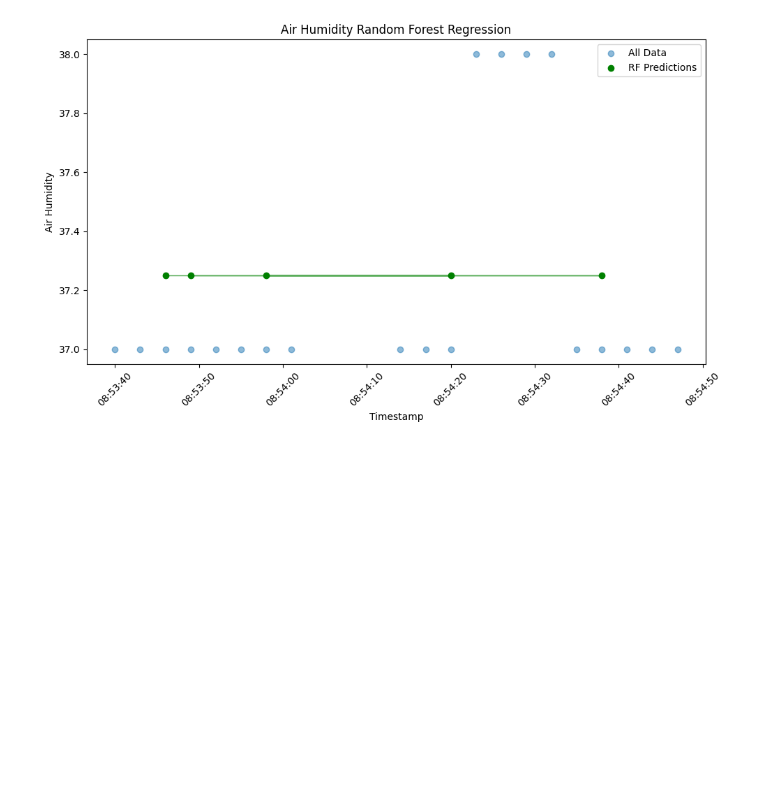
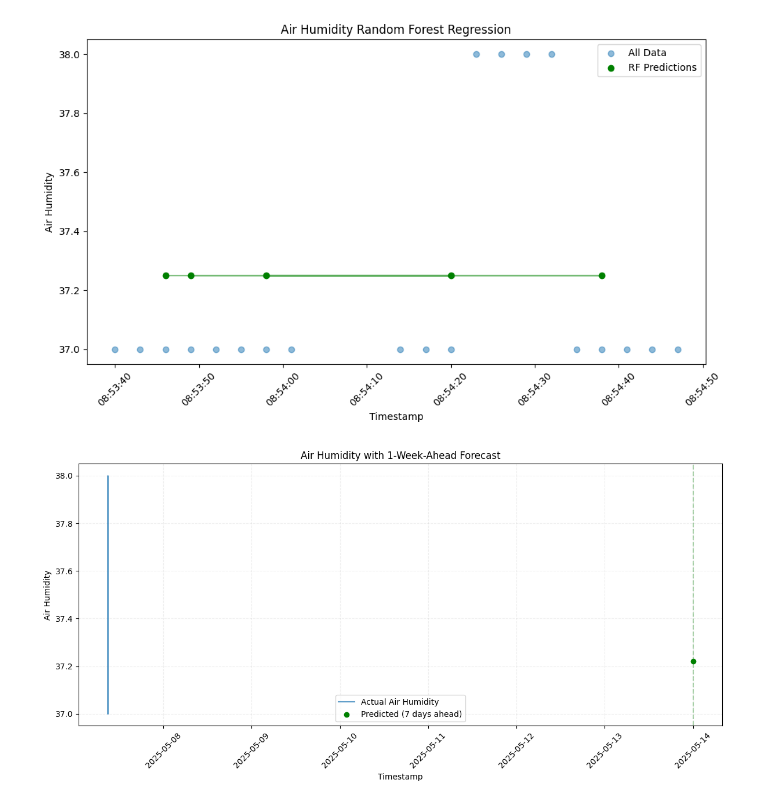
Before and after one commit to team-implant/imPlant, a Jupyter notebook: Backend/MLService/ML/predictions/airHumidity_prediction.ipynb, the cells around one changed output. Drawn from its saved outputs; the diff is of its cells as text; code cells hidden in the pictures; blank space fills up the shorter version.

Commit message:
Added prediction for air for 7 days

```diff
--- a/Backend/MLService/ML/predictions/airHumidity_prediction.ipynb
+++ b/Backend/MLService/ML/predictions/airHumidity_prediction.ipynb
@@ -108,3 +108,40 @@ MSE on test data is 0.06250000000000355
   }
 ]
 [figure]
+# %%
+import sys
+import os
+import matplotlib.pyplot as plt
+
+ml_service_root = os.path.abspath(os.path.join(os.getcwd(), "../../"))
+if ml_service_root not in sys.path:
+    sys.path.append(ml_service_root)
+
+
+from ML.data.airHumidity_data import fetch_air_humidity_data
+from ML.models.AirHumidity_models.future_airHumidity_prediction import forecast_air_humidity
+import matplotlib.pyplot as plt
+import pandas as pd
+
+df = fetch_air_humidity_data().sort_values("Timestamp").reset_index(drop=True)
+forecast = forecast_air_humidity()
+
+future_date = pd.to_datetime(forecast["target_date"])
+future_value = forecast["predictedAirHumidity"]
+
+plt.figure(figsize=(12, 6))
+plt.plot(df["Timestamp"], df["AirHumidity"], label="Actual Air Humidity", alpha=0.7)
+
+plt.scatter([future_date], [future_value], color="green", label="Predicted (7 days ahead)", zorder=5)
+plt.axvline(x=future_date, color="green", linestyle="--", alpha=0.3)
+
+plt.title("Air Humidity with 1-Week-Ahead Forecast")
+plt.xlabel("Timestamp")
+plt.ylabel("Air Humidity")
+plt.legend()
+plt.xticks(rotation=45)
+plt.tight_layout()
+plt.grid(True, linestyle="--", alpha=0.2)
+plt.show()
+# %% [output]
+[figure, added]
```
Also changed, not shown: 2 other files.
